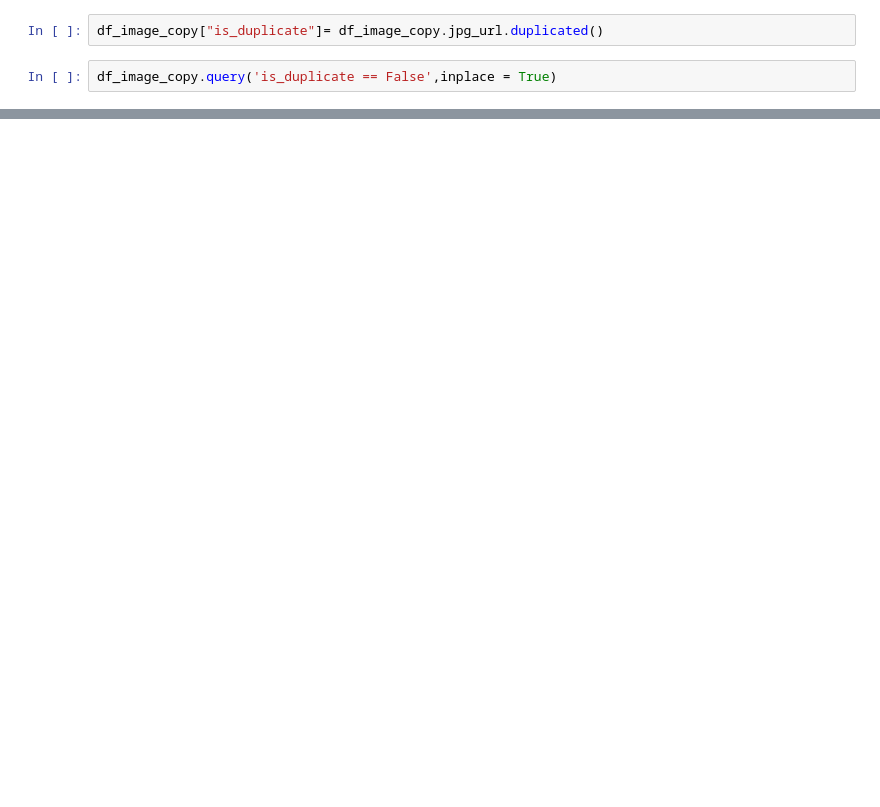
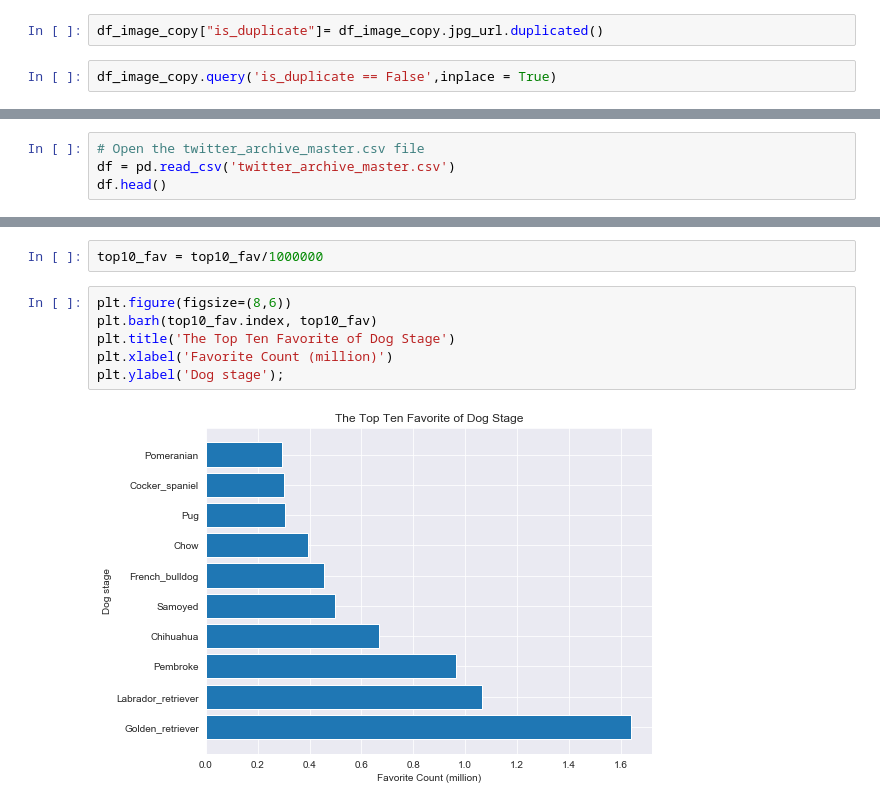
Before and after one commit to Saridat/Data-Wrangling, a Jupyter notebook: test.ipynb, the cells around one changed output, grey strips where cells are left out. Cells and saved outputs as stored; diff of their text form; blank space fills up the shorter version.

```diff
--- a/test.ipynb
+++ b/test.ipynb
@@ -827,0 +998,4 @@ memory usage: 164.8+ KB
+# %%
+# Open the twitter_archive_master.csv file
+df = pd.read_csv('twitter_archive_master.csv')
+df.head()
@@ -827,0 +1084,10 @@ memory usage: 164.8+ KB
+# %%
+top10_fav = top10_fav/1000000
+# %%
+plt.figure(figsize=(8,6))
+plt.barh(top10_fav.index, top10_fav)
+plt.title('The Top Ten Favorite of Dog Stage')
+plt.xlabel('Favorite Count (million)')
+plt.ylabel('Dog stage');
+# %% [output]
+[figure, added]
```
Also changed, not shown: parts of 251 cells of this notebook.
